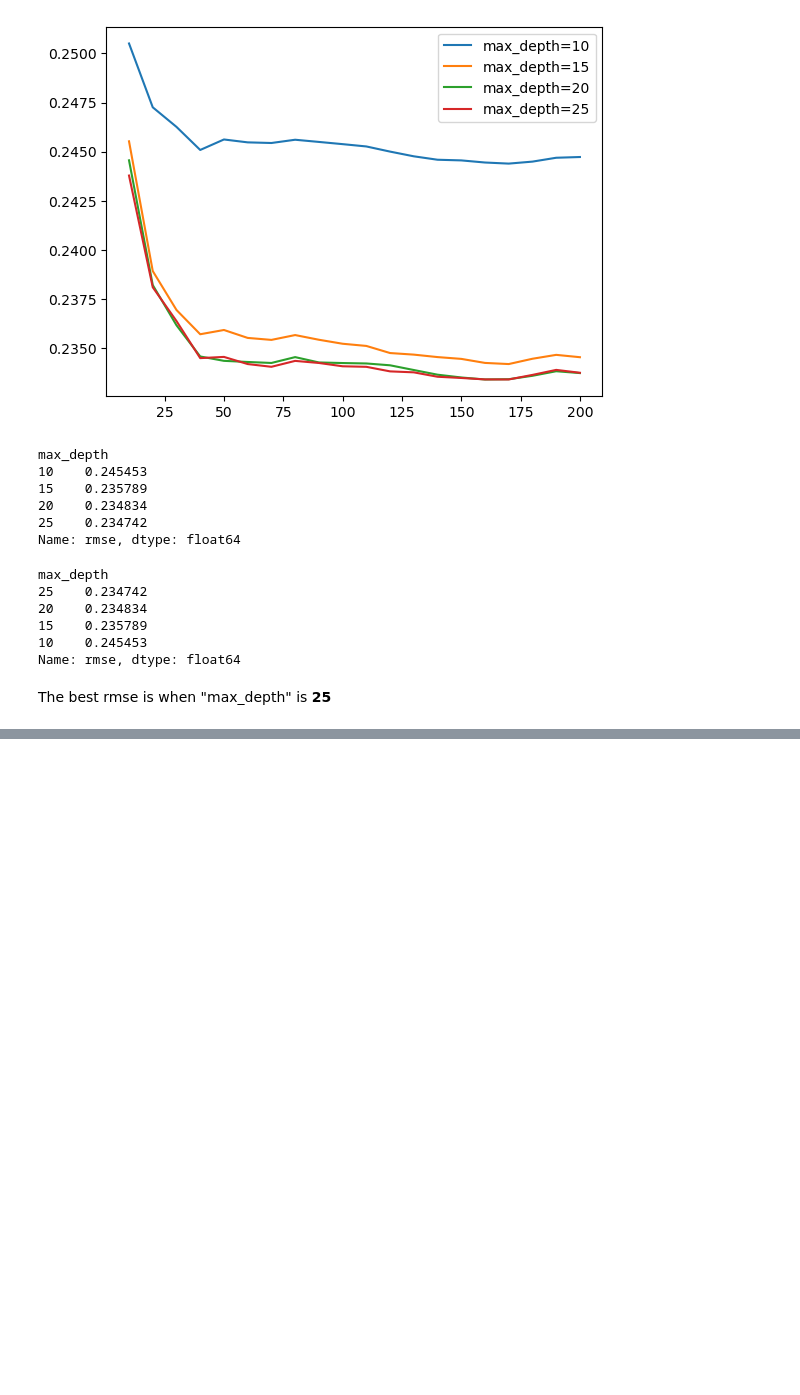
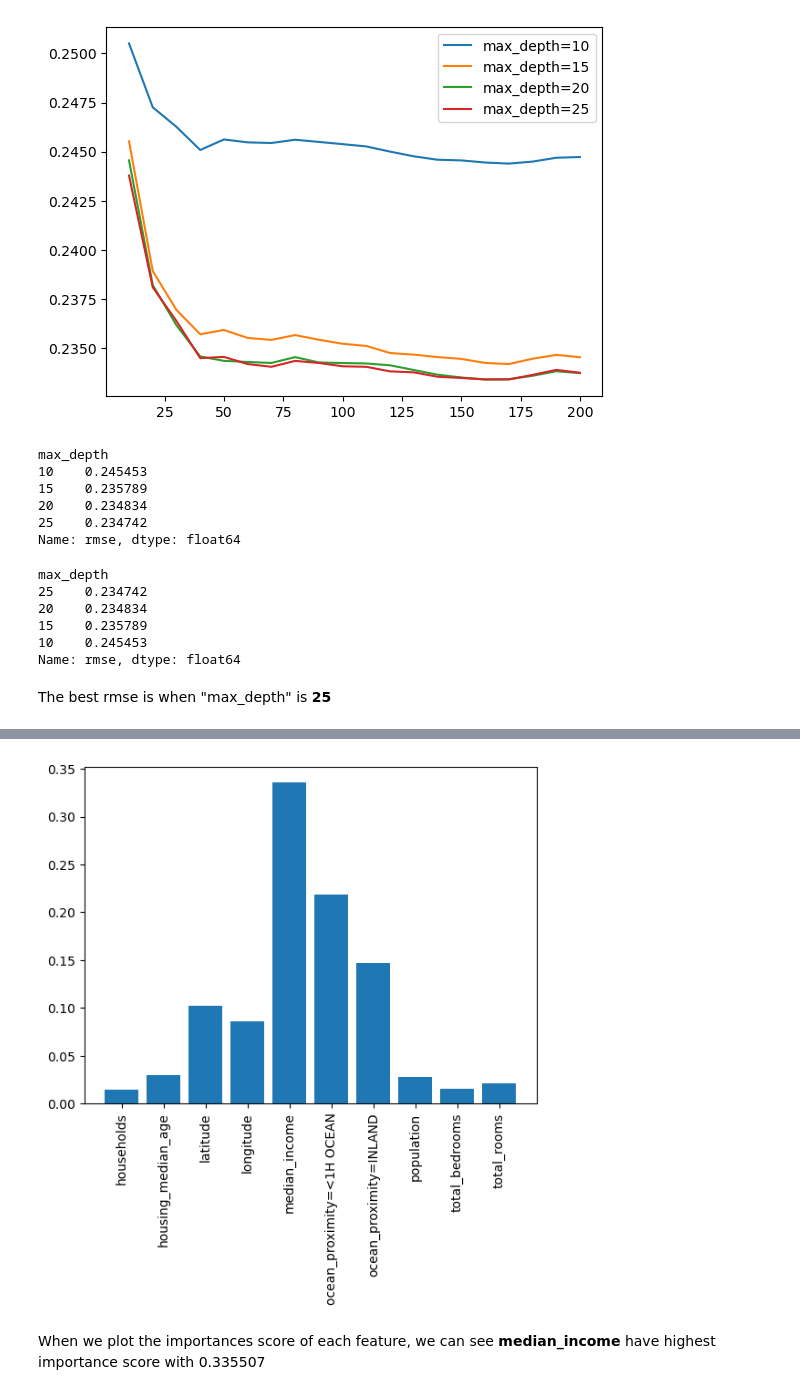
Before and after one commit to ryanpram/ml_zoomcamp, a Jupyter notebook: week6/Homework.ipynb, the cells around one changed output, grey strips where cells are left out. Cells and saved outputs as stored; diff of their text form; code cells hidden in the pictures; blank space fills up the shorter version.

```diff
--- a/week6/Homework.ipynb
+++ b/week6/Homework.ipynb
@@ -312,0 +325,6 @@ The best rmse is when "max_depth" is **25**
+# %%
+rf = RandomForestRegressor(n_estimators=10,
+                                   max_depth=20,
+                                   random_state=1,
+                                   n_jobs=-1)
+rf.fit(X_train, y_train)
@@ -312,0 +333,2 @@ The best rmse is when "max_depth" is **25**
+# %%
+importances = rf.feature_importances_
@@ -312,0 +350,9 @@ The best rmse is when "max_depth" is **25**
+# %%
+plt.bar(dv.feature_names_,importances)
+plt.xticks(range(len(dv.feature_names_)), dv.feature_names_, rotation='vertical')
+
+plt.show()
+# %% [output]
+[figure, added]
+# %% [markdown]
+When we plot the importances score of each feature, we can see **median_income** have highest importance score with 0.335507
```
Also changed, not shown: parts of 3 cells of this notebook.
